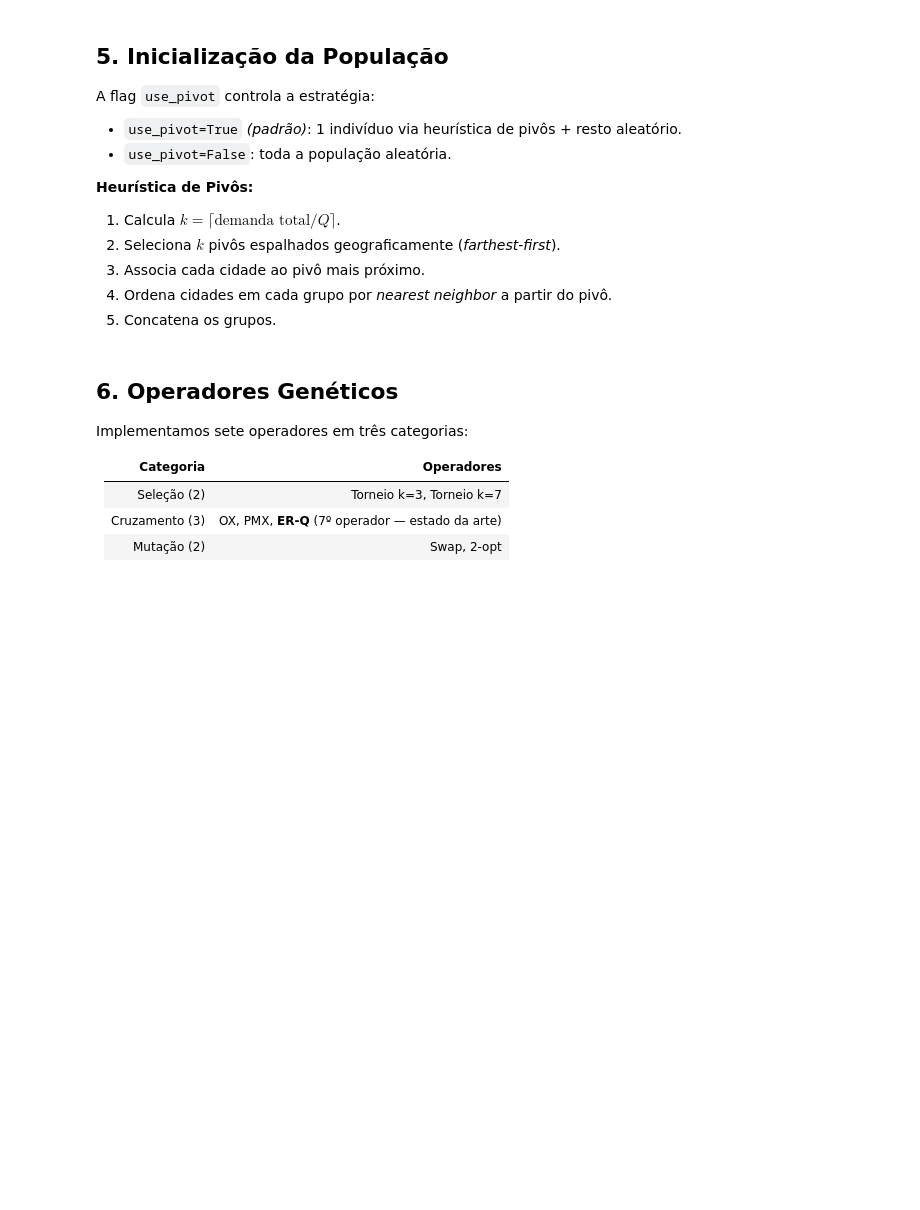
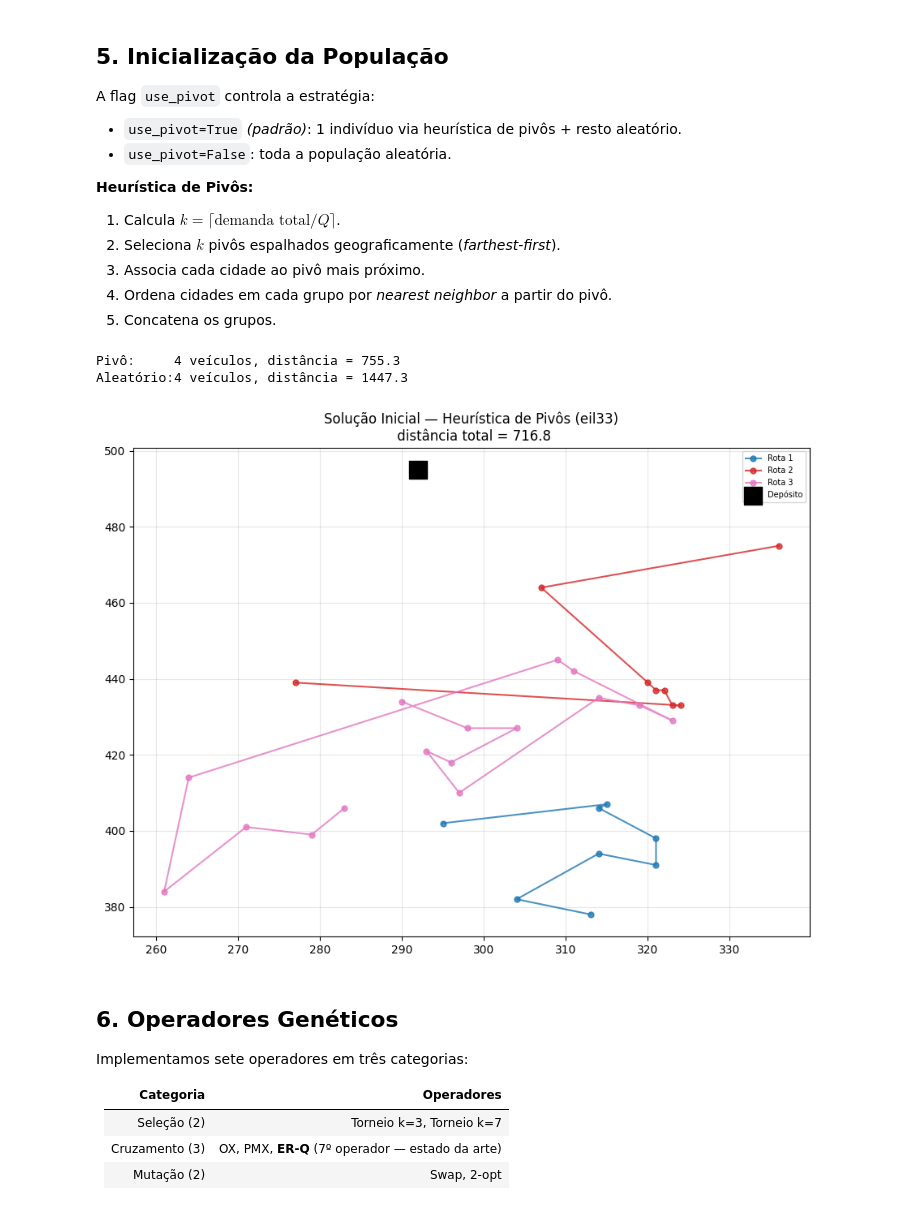
Before and after one commit to Erik-Morbach/CVRP-try, a Jupyter notebook: relatorio_final.ipynb, the cells around one changed output. Saved outputs shown, nothing was run; the diff lists cells and outputs as text; code cells hidden in the pictures; blank space fills up the shorter version.

```diff
--- a/relatorio_final.ipynb
+++ b/relatorio_final.ipynb
@@ -182,40 +218,47 @@ def nearest_neighbor_order(start, group, nodes):
     remaining = [c for c in group if c != start]
     order = [start]; current = start
     while remaining:
         nearest = min(remaining, key=lambda c: dist(current, c, nodes))
         order.append(nearest); remaining.remove(nearest); current = nearest
     return order
 
 def pivot_individual(cities, nodes, node_cap, cap, depot):
     n_trucks = math.ceil(sum(node_cap[c] for c in cities) / cap)
     pivots   = select_pivots(n_trucks, cities, nodes, depot)
     groups   = {p: [] for p in pivots}
     for city in cities:
         if city in pivots: continue
         nearest = min(pivots, key=lambda p: dist(city, p, nodes))
         groups[nearest].append(city)
     perm = []
     for pivot in pivots:
         perm.extend(nearest_neighbor_order(pivot, groups[pivot], nodes))
     return perm
 
 def initialize_population(pop_size, cities, nodes, node_cap, cap, depot,
                            seed=None, use_pivot=True):
 
     if seed is not None: random.seed(seed)
     pop = [pivot_individual(cities, nodes, node_cap, cap, depot)] if use_pivot else []
     while len(pop) < pop_size:
         p = cities[:]; random.shuffle(p); pop.append(p)
     return pop
 
 cities_33 = [n for n in nodes if n != depot]
-pop_test   = initialize_population(5, cities_33, nodes, node_cap, cap, depot, seed=0)
-fit_pivot  = evaluate(pop_test[0], nodes, node_cap, cap, depot)
-fit_random = evaluate(pop_test[1], nodes, node_cap, cap, depot)
-print(f"Pivô:     {fit_pivot[0]} veículos, distância = {fit_pivot[1]:.1f}")
-print(f"Aleatório:{fit_random[0]} veículos, distância = {fit_random[1]:.1f}")
-plot_solution(pop_test[0], nodes, node_cap, cap, depot,
-              "Solução Inicial — Heurística de Pivôs (eil33)")
+pop_test  = initialize_population(5, cities_33, nodes, node_cap, cap, depot, seed=0)
+global MAX_TRUCK,TRUCK_CAP
+MAX_TRUCK = (cap-1 + sum(node_cap.values()))//cap
+TRUCK_CAP = cap
+
+fit_pivot  = GreedyEvaluateCVRP(nodes[depot], node_cap, nodes)(pop_test[0])
+fit_random = GreedyEvaluateCVRP(nodes[depot], node_cap, nodes)(pop_test[1])
+print(f"Pivô:     {MAX_TRUCK} veículos, distância = {fit_pivot:.1f}")
+print(f"Aleatório:{MAX_TRUCK} veículos, distância = {fit_random:.1f}")
+plot_solution(pop_test[0], nodes, node_cap, cap, depot, "Solução Inicial — Heurística de Pivôs (eil33)")
+# %% [output]
+Pivô:     4 veículos, distância = 755.3
+Aleatório:4 veículos, distância = 1447.3
+[figure, added]
 # %% [markdown]
 ## 6. Operadores Genéticos
 
```
Also changed, not shown: parts of 13 cells of this notebook, 3 other files.
